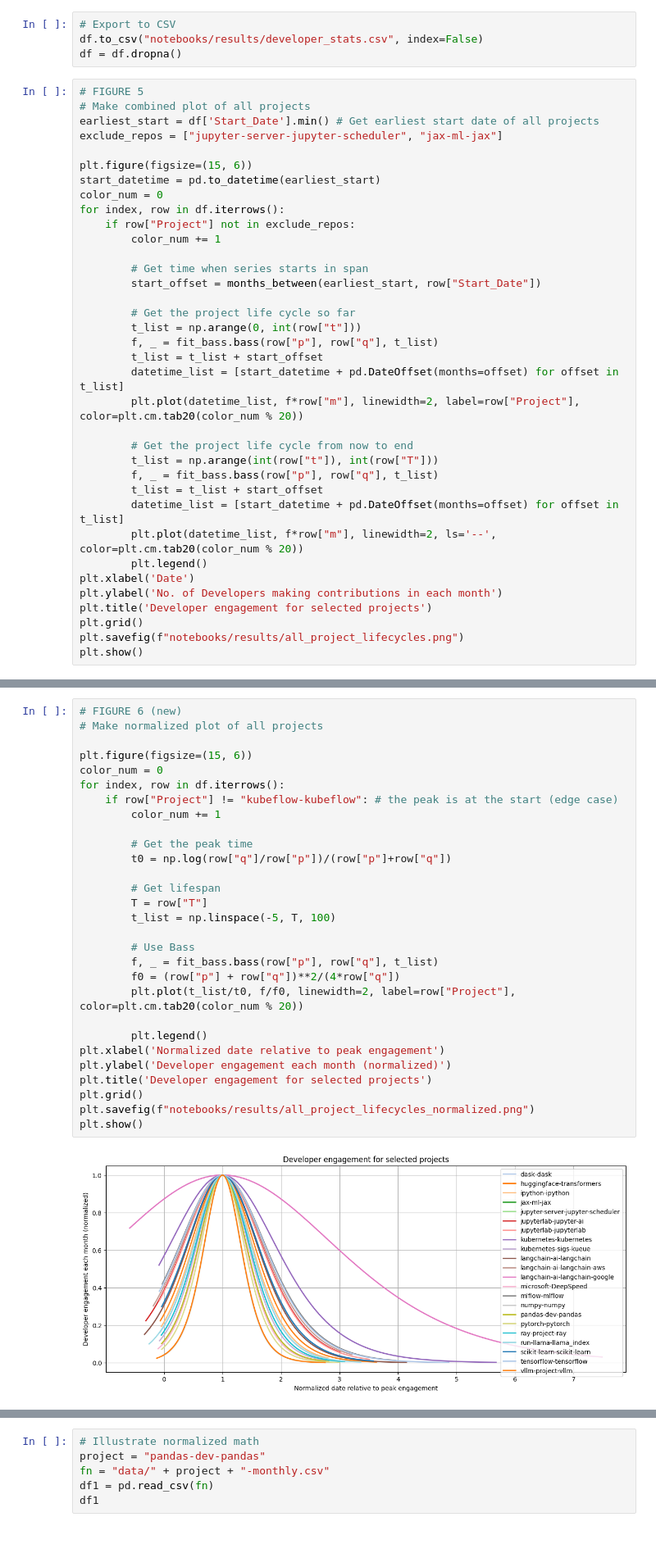
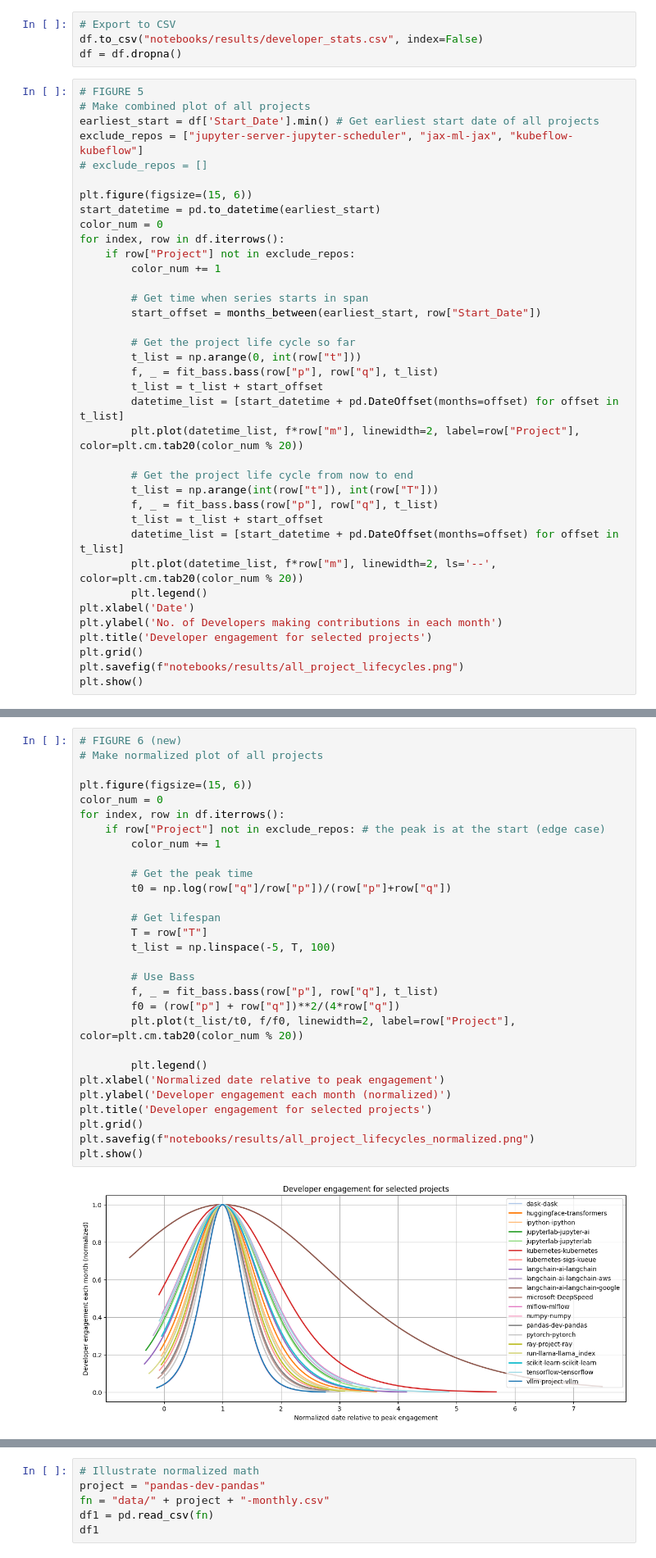
Before and after one commit to srdas/oss-lifecycle, a Jupyter notebook: notebooks/developer_stats.ipynb, the cells around one changed output, grey strips where cells are left out. Shown at 82% size. Drawn from its saved outputs; the diff is of its cells as text.

Commit message:
updated figures

```diff
--- a/notebooks/developer_stats.ipynb
+++ b/notebooks/developer_stats.ipynb
@@ -134,7 +136,8 @@ df = df.dropna()
 # FIGURE 5
 # Make combined plot of all projects
 earliest_start = df['Start_Date'].min() # Get earliest start date of all projects
-exclude_repos = ["jupyter-server-jupyter-scheduler", "jax-ml-jax"]
+exclude_repos = ["jupyter-server-jupyter-scheduler", "jax-ml-jax", "kubeflow-kubeflow"]
+# exclude_repos = []
 
 plt.figure(figsize=(15, 6))
 start_datetime = pd.to_datetime(earliest_start)
@@ -191,34 +194,34 @@ df
 # %%
 # FIGURE 6 (new)
 # Make normalized plot of all projects
 
 plt.figure(figsize=(15, 6))
 color_num = 0
 for index, row in df.iterrows():
-    if row["Project"] != "kubeflow-kubeflow": # the peak is at the start (edge case)
+    if row["Project"] not in exclude_repos: # the peak is at the start (edge case)
         color_num += 1
 
         # Get the peak time
         t0 = np.log(row["q"]/row["p"])/(row["p"]+row["q"])
 
         # Get lifespan
         T = row["T"]
         t_list = np.linspace(-5, T, 100)
 
         # Use Bass
         f, _ = fit_bass.bass(row["p"], row["q"], t_list)
         f0 = (row["p"] + row["q"])**2/(4*row["q"])
         plt.plot(t_list/t0, f/f0, linewidth=2, label=row["Project"], color=plt.cm.tab20(color_num % 20))
 
         plt.legend()
 plt.xlabel('Normalized date relative to peak engagement')
 plt.ylabel('Developer engagement each month (normalized)')
 plt.title('Developer engagement for selected projects')
 plt.grid()
 plt.savefig(f"notebooks/results/all_project_lifecycles_normalized.png")
 plt.show()
 # %% [output]
-[figure, old version]
+[figure, new version]
 # %% [markdown]
 ## Normalized Plot math
 
```
Also changed, not shown: parts of 2 cells of this notebook, 19 other files.
